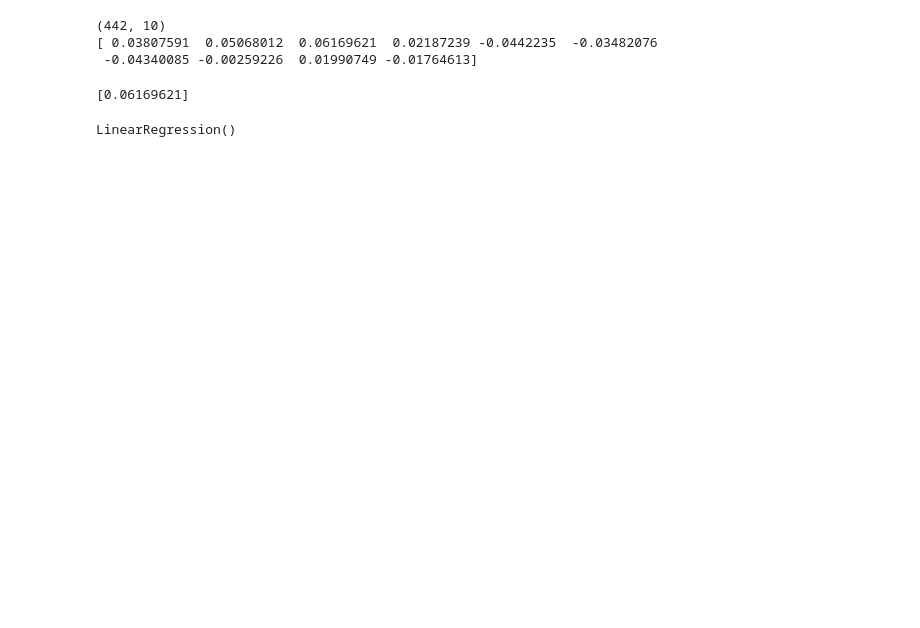
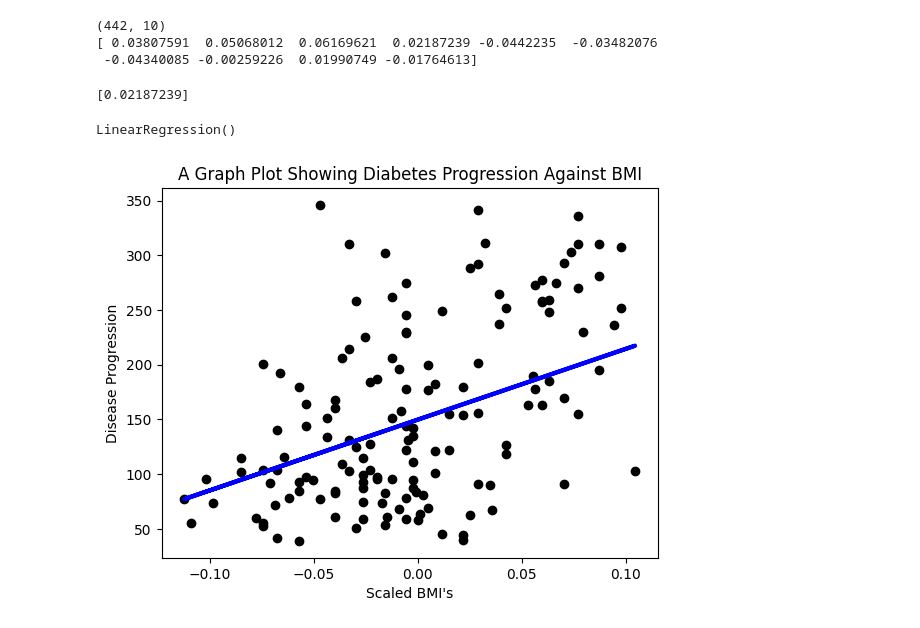
Before and after one commit to CHU1PC/ML-For-Beginners, a Jupyter notebook: 2-Regression/1-Tools/notebook.ipynb, the cells around one changed output. Drawn from its saved outputs; the diff is of its cells as text; code cells hidden in the pictures; blank space fills up the shorter version.

```diff
--- a/2-Regression/1-Tools/notebook.ipynb
+++ b/2-Regression/1-Tools/notebook.ipynb
@@ -11,11 +11,12 @@ print(X[0])
 [ 0.03807591  0.05068012  0.06169621  0.02187239 -0.0442235  -0.03482076
  -0.04340085 -0.00259226  0.01990749 -0.01764613]
 # %%
-X = X[:, 2]
+# X = X[:, 2]  # これがBMI
+X = X[:, 3]  # こては血圧
 X = X.reshape((-1, 1))
 print(X[0])
 # %% [output]
-[0.06169621]
+[0.02187239]
 # %%
 X_train, X_test, y_train, y_test = model_selection.train_test_split(X, y, test_size=0.33)
 # %%
@@ -23,3 +24,14 @@ model = linear_model.LinearRegression()
 model.fit(X_train, y_train)
 # %% [output]
 LinearRegression()
+# %%
+y_pred = model.predict(X_test)
+# %%
+plt.scatter(X_test, y_test, color="black")
+plt.plot(X_test, y_pred, color="blue", linewidth=3)
+plt.xlabel("Scaled BMI's")
+plt.ylabel("Disease Progression")
+plt.title("A Graph Plot Showing Diabetes Progression Against BMI")
+plt.show()
+# %% [output]
+[figure, added]
```
